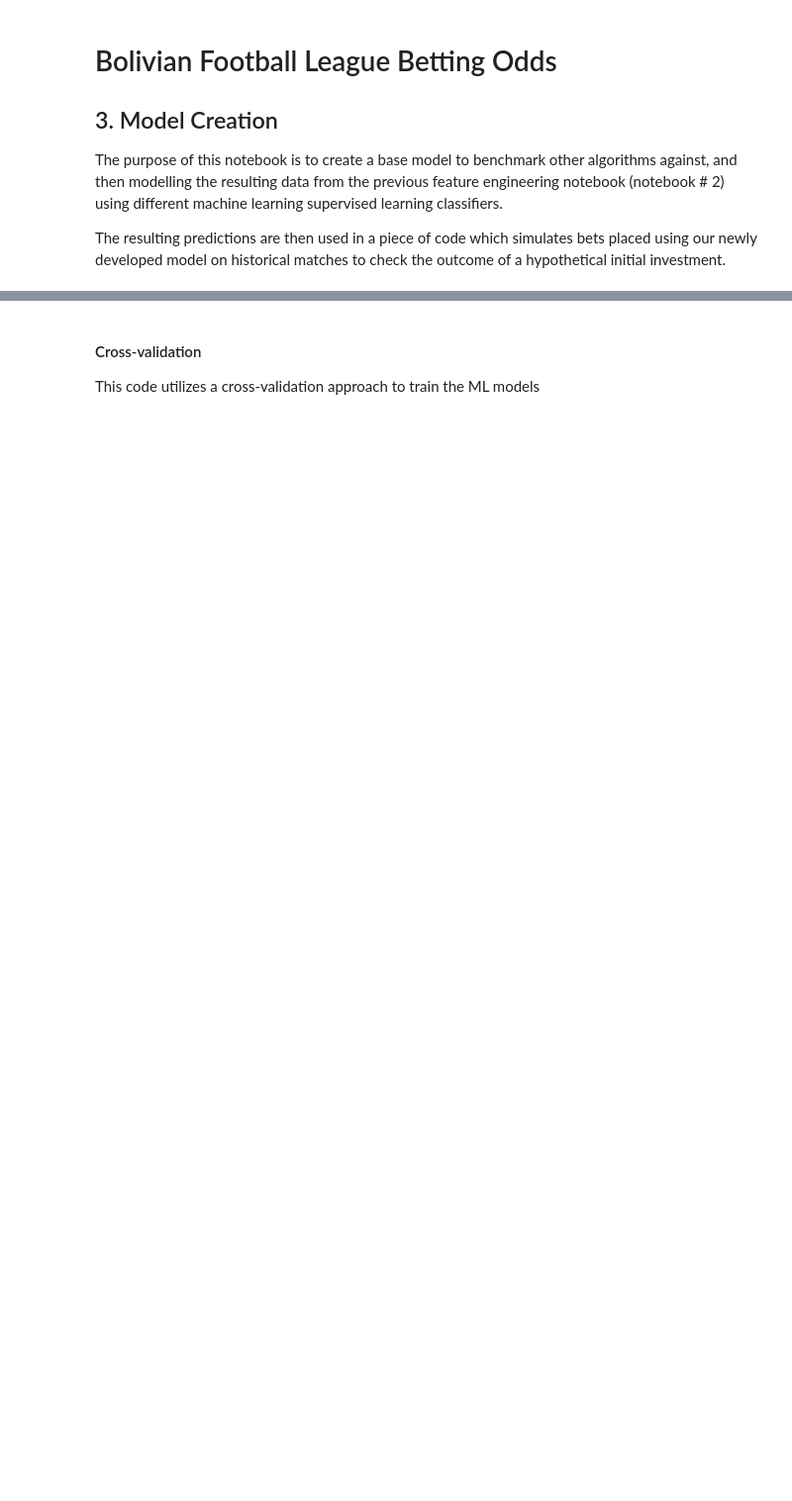
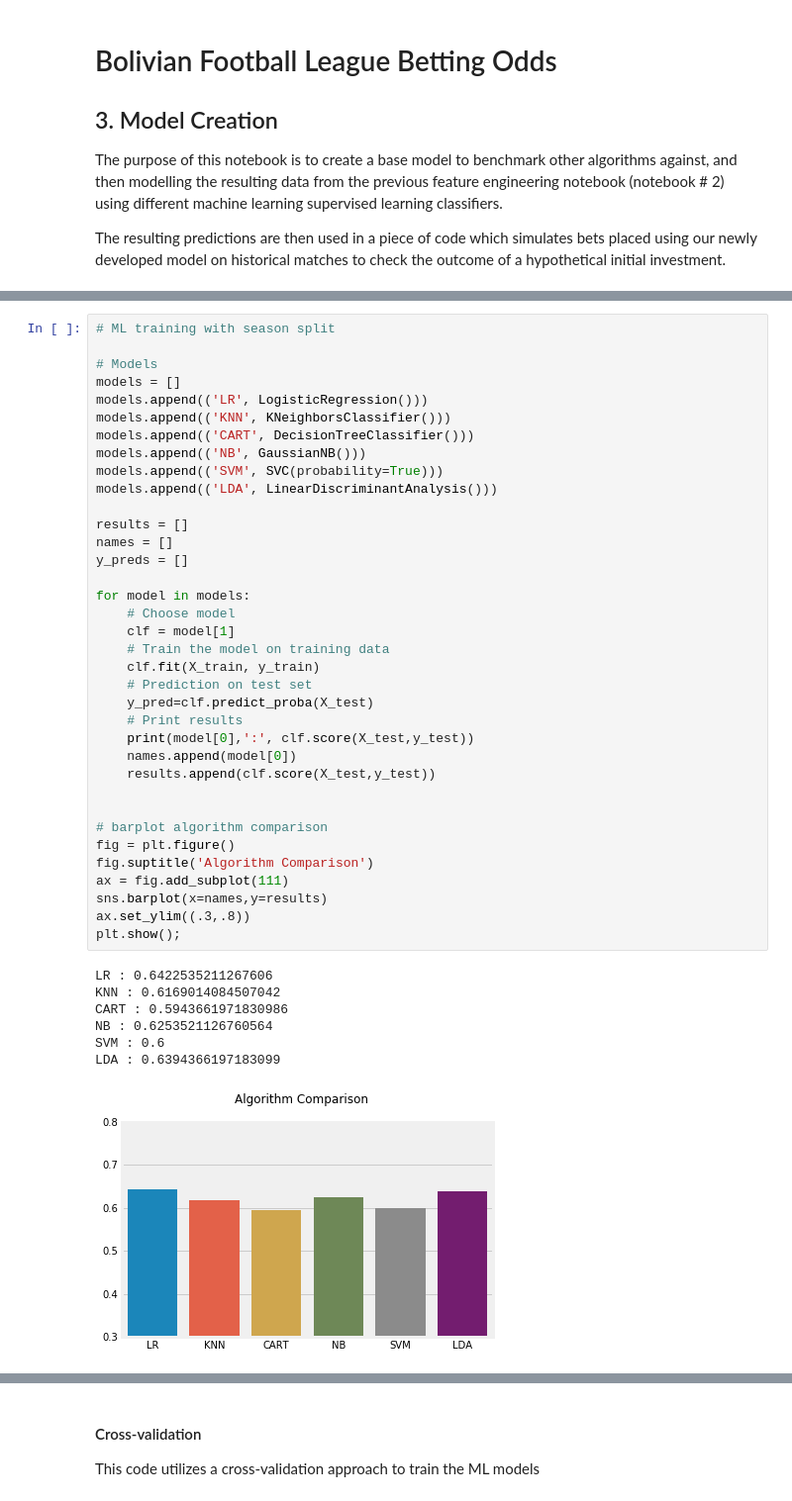
Before and after one commit to miketondu/odds_portal_project, a Jupyter notebook: notebooks/3_odds_model_bet_simulator.ipynb, the cells around one changed output, grey strips where cells are left out. Shown: that part at 99% size. Saved outputs shown, nothing was run; the diff lists cells and outputs as text; blank space fills up the shorter version.

```diff
--- a/notebooks/3_odds_model_bet_simulator.ipynb
+++ b/notebooks/3_odds_model_bet_simulator.ipynb
@@ -103,0 +131,44 @@ Accuracy of base model predicting only home wins:  0.551048951048951
+# %%
+# ML training with season split
+
+# Models
+models = []
+models.append(('LR', LogisticRegression()))
+models.append(('KNN', KNeighborsClassifier()))
+models.append(('CART', DecisionTreeClassifier()))
+models.append(('NB', GaussianNB()))
+models.append(('SVM', SVC(probability=True)))
+models.append(('LDA', LinearDiscriminantAnalysis()))
+
+results = []
+names = []
+y_preds = []
+
+for model in models:
+    # Choose model
+    clf = model[1]
+    # Train the model on training data
+    clf.fit(X_train, y_train)
+    # Prediction on test set
+    y_pred=clf.predict_proba(X_test)
+    # Print results
+    print(model[0],':', clf.score(X_test,y_test))
+    names.append(model[0])
+    results.append(clf.score(X_test,y_test))
+
+
+# barplot algorithm comparison
+fig = plt.figure()
+fig.suptitle('Algorithm Comparison')
+ax = fig.add_subplot(111)
+sns.barplot(x=names,y=results)
+ax.set_ylim((.3,.8))
+plt.show();
+# %% [output]
+LR : 0.6422535211267606
+KNN : 0.6169014084507042
+CART : 0.5943661971830986
+NB : 0.6253521126760564
+SVM : 0.6
+LDA : 0.6394366197183099
+[figure, added]
```
Also changed, not shown: parts of 14 cells of this notebook.
